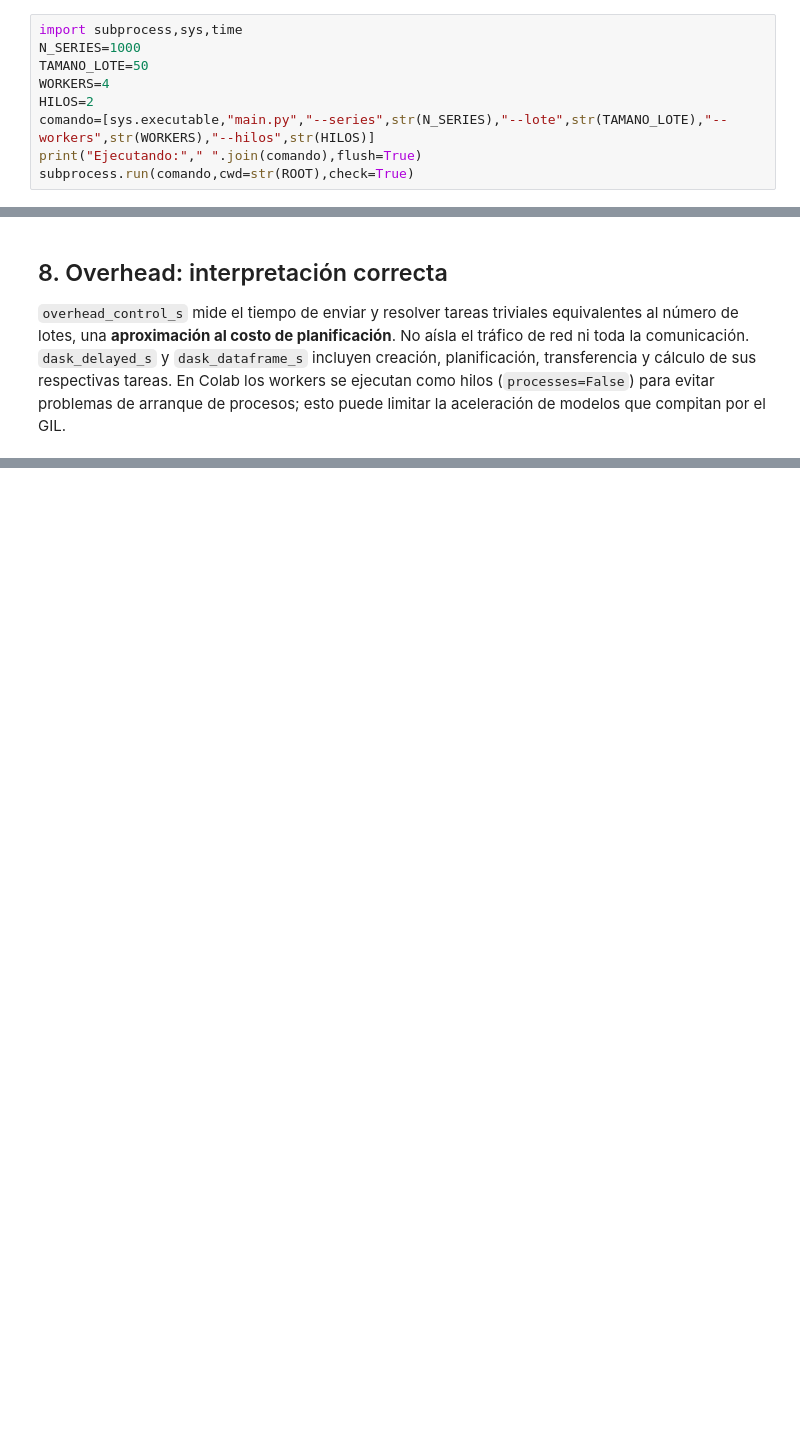
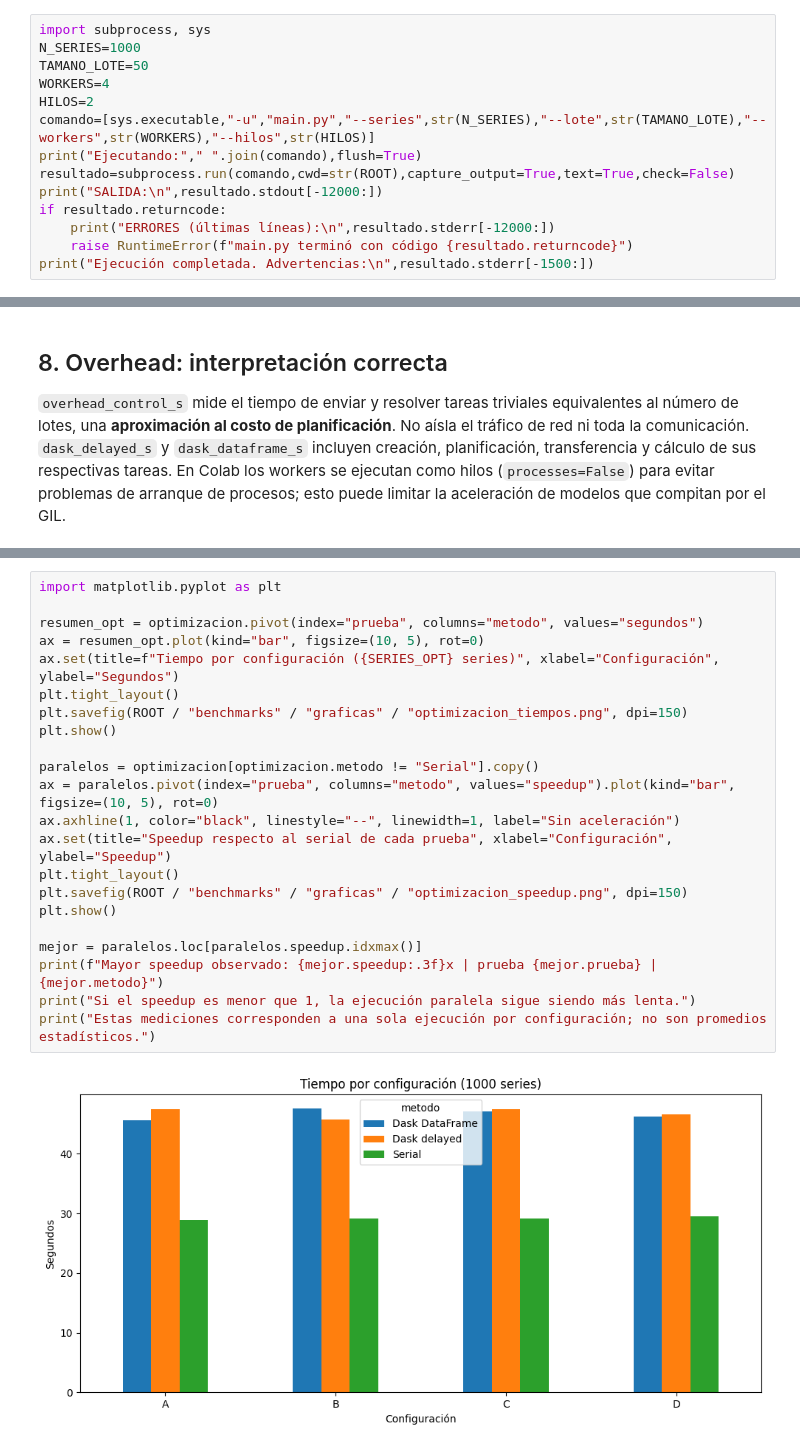
Before and after one commit to 12606/Proyecto-5-Retail-Dask, a Jupyter notebook: notebooks/Proyecto_5_Retail_Dask_Colab.ipynb, the cells around one changed output, grey strips where cells are left out. Drawn from its saved outputs; the diff is of its cells as text; blank space fills up the shorter version.

```diff
--- a/notebooks/Proyecto_5_Retail_Dask_Colab.ipynb
+++ b/notebooks/Proyecto_5_Retail_Dask_Colab.ipynb
@@ -38,9 +47,14 @@ Por defecto: 1,000 series, 4 workers, 2 hilos por worker, lotes de 50, AutoARIMA
 # %%
-import subprocess,sys,time
+import subprocess, sys
 N_SERIES=1000
 TAMANO_LOTE=50
 WORKERS=4
 HILOS=2
-comando=[sys.executable,"main.py","--series",str(N_SERIES),"--lote",str(TAMANO_LOTE),"--workers",str(WORKERS),"--hilos",str(HILOS)]
+comando=[sys.executable,"-u","main.py","--series",str(N_SERIES),"--lote",str(TAMANO_LOTE),"--workers",str(WORKERS),"--hilos",str(HILOS)]
 print("Ejecutando:"," ".join(comando),flush=True)
-subprocess.run(comando,cwd=str(ROOT),check=True)
+resultado=subprocess.run(comando,cwd=str(ROOT),capture_output=True,text=True,check=False)
+print("SALIDA:\n",resultado.stdout[-12000:])
+if resultado.returncode:
+    print("ERRORES (últimas líneas):\n",resultado.stderr[-12000:])
+    raise RuntimeError(f"main.py terminó con código {resultado.returncode}")
+print("Ejecución completada. Advertencias:\n",resultado.stderr[-1500:])
@@ -99,0 +236,24 @@ print("Nota: un speedup menor que 1 significa que la versión paralela fue más
+# %%
+import matplotlib.pyplot as plt
+
+resumen_opt = optimizacion.pivot(index="prueba", columns="metodo", values="segundos")
+ax = resumen_opt.plot(kind="bar", figsize=(10, 5), rot=0)
+ax.set(title=f"Tiempo por configuración ({SERIES_OPT} series)", xlabel="Configuración", ylabel="Segundos")
+plt.tight_layout()
+plt.savefig(ROOT / "benchmarks" / "graficas" / "optimizacion_tiempos.png", dpi=150)
+plt.show()
+
+paralelos = optimizacion[optimizacion.metodo != "Serial"].copy()
+ax = paralelos.pivot(index="prueba", columns="metodo", values="speedup").plot(kind="bar", figsize=(10, 5), rot=0)
+ax.axhline(1, color="black", linestyle="--", linewidth=1, label="Sin aceleración")
+ax.set(title="Speedup respecto al serial de cada prueba", xlabel="Configuración", ylabel="Speedup")
+plt.tight_layout()
+plt.savefig(ROOT / "benchmarks" / "graficas" / "optimizacion_speedup.png", dpi=150)
+plt.show()
+
+mejor = paralelos.loc[paralelos.speedup.idxmax()]
+print(f"Mayor speedup observado: {mejor.speedup:.3f}x | prueba {mejor.prueba} | {mejor.metodo}")
+print("Si el speedup es menor que 1, la ejecución paralela sigue siendo más lenta.")
+print("Estas mediciones corresponden a una sola ejecución por configuración; no son promedios estadísticos.")
+# %% [output]
+[figure, added]
```
Also changed, not shown: parts of 20 cells of this notebook, 2 other files.
